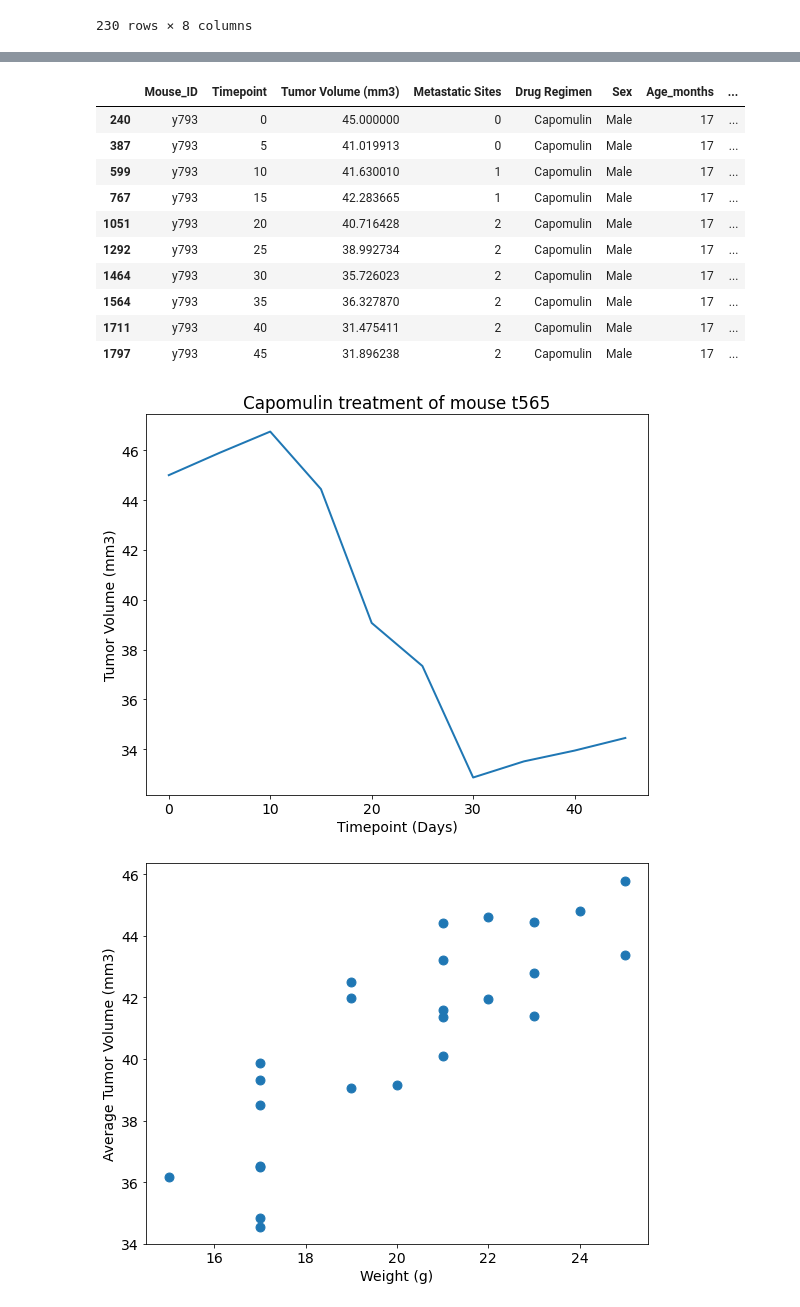
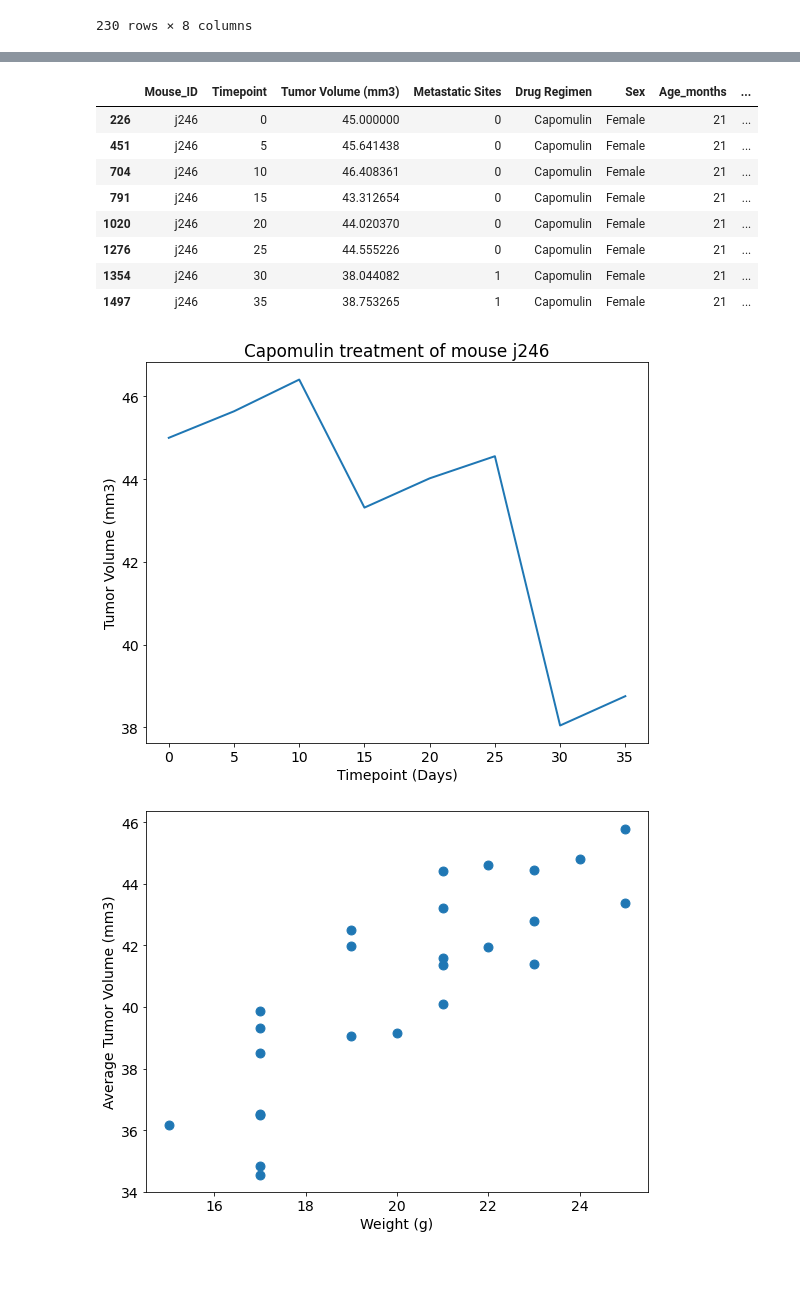
Before and after one commit to andrewdhawthorne/Module-5-Matplotlib-Challenge, a Jupyter notebook: Pymaceuticals/Pymaceuticals_student_solution.ipynb, the cells around one changed output, grey strips where cells are left out. Saved outputs shown, nothing was run; the diff lists cells and outputs as text; code cells hidden in the pictures; blank space fills up the shorter version.

```diff
--- a/Pymaceuticals/Pymaceuticals_student_solution.ipynb
+++ b/Pymaceuticals/Pymaceuticals_student_solution.ipynb
@@ -456,36 +456,34 @@ capomulin_mouse.sample()
 # %%
 # Create DataFrame for Mouse_ID "v923"
-mouse_y793_df = clean_study_data.loc[clean_study_data["Mouse_ID"] == "y793"]
-mouse_y793_df
+mouse_j246_df = clean_study_data.loc[clean_study_data["Mouse_ID"] == "j246"]
+mouse_j246_df
 # %% [output]
 |  | Mouse_ID | Timepoint | Tumor Volume (mm3) | Metastatic Sites | Drug Regimen | Sex | Age_months | ... |
-| 240 | y793 | 0 | 45.000000 | 0 | Capomulin | Male | 17 | ... |
-| 387 | y793 | 5 | 41.019913 | 0 | Capomulin | Male | 17 | ... |
-| 599 | y793 | 10 | 41.630010 | 1 | Capomulin | Male | 17 | ... |
-| 767 | y793 | 15 | 42.283665 | 1 | Capomulin | Male | 17 | ... |
-| 1051 | y793 | 20 | 40.716428 | 2 | Capomulin | Male | 17 | ... |
-| 1292 | y793 | 25 | 38.992734 | 2 | Capomulin | Male | 17 | ... |
-| 1464 | y793 | 30 | 35.726023 | 2 | Capomulin | Male | 17 | ... |
-| 1564 | y793 | 35 | 36.327870 | 2 | Capomulin | Male | 17 | ... |
-| 1711 | y793 | 40 | 31.475411 | 2 | Capomulin | Male | 17 | ... |
-| 1797 | y793 | 45 | 31.896238 | 2 | Capomulin | Male | 17 | ... |
+| 226 | j246 | 0 | 45.000000 | 0 | Capomulin | Female | 21 | ... |
+| 451 | j246 | 5 | 45.641438 | 0 | Capomulin | Female | 21 | ... |
+| 704 | j246 | 10 | 46.408361 | 0 | Capomulin | Female | 21 | ... |
+| 791 | j246 | 15 | 43.312654 | 0 | Capomulin | Female | 21 | ... |
+| 1020 | j246 | 20 | 44.020370 | 0 | Capomulin | Female | 21 | ... |
+| 1276 | j246 | 25 | 44.555226 | 0 | Capomulin | Female | 21 | ... |
+| 1354 | j246 | 30 | 38.044082 | 1 | Capomulin | Female | 21 | ... |
+| 1497 | j246 | 35 | 38.753265 | 1 | Capomulin | Female | 21 | ... |
 # %%
 # Generate a line plot of tumor volume vs. time point for a single mouse treated with Capomulin
-t565_timepoint = mouse_t565_df["Timepoint"]
-t565_tum_vol = mouse_t565_df["Tumor Volume (mm3)"]
+j246_timepoint = mouse_j246_df["Timepoint"]
+j246_tum_vol = mouse_j246_df["Tumor Volume (mm3)"]
 
 # Display line plot, give it a title and x,y labels, apply formatting
 plt.figure(figsize=(9,7))
-plt.title("Capomulin treatment of mouse t565")
-plt.plot(t565_timepoint, t565_tum_vol, linewidth=2, markersize=12)
+plt.title("Capomulin treatment of mouse j246")
+plt.plot(j246_timepoint, j246_tum_vol, linewidth=2, markersize=12)
 plt.xlabel("Timepoint (Days)")
 plt.ylabel("Tumor Volume (mm3)")
 
 # Save an image of the chart and print it to the screen
 plt.savefig("Images/ind_tum_vol_lineplot.png", bbox_inches="tight")
 plt.show()
 # %% [output]
-[figure, old version]
+[figure, new version]
 # %%
 # Generate a scatter plot of mouse weight vs. the average observed tumor volume for the entire Capomulin regimen
 cap_weight_df = clean_study_data.loc[clean_study_data["Drug Regimen"] == "Capomulin"]
```
Also changed, not shown: parts of 2 cells of this notebook, 2 other files.
